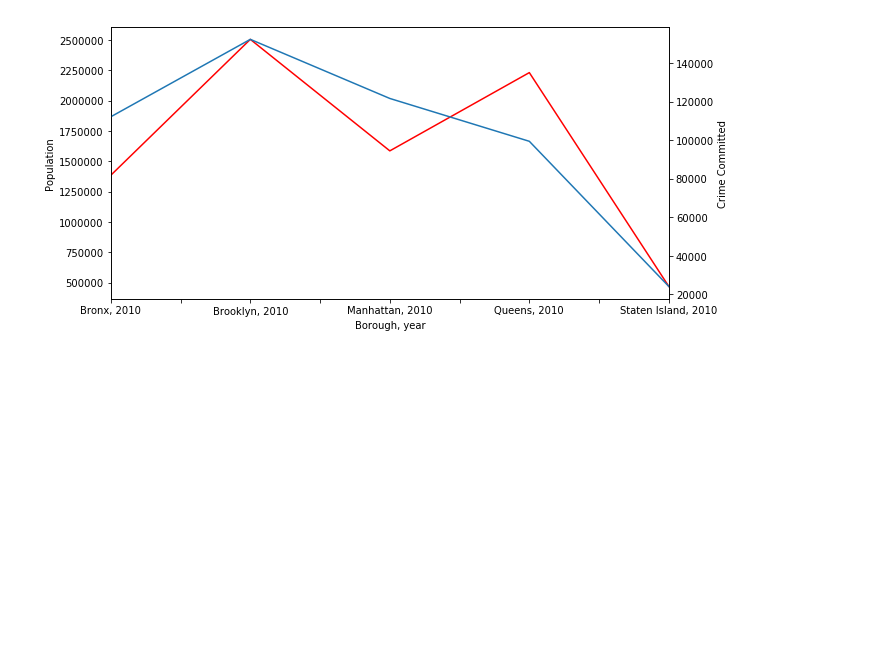
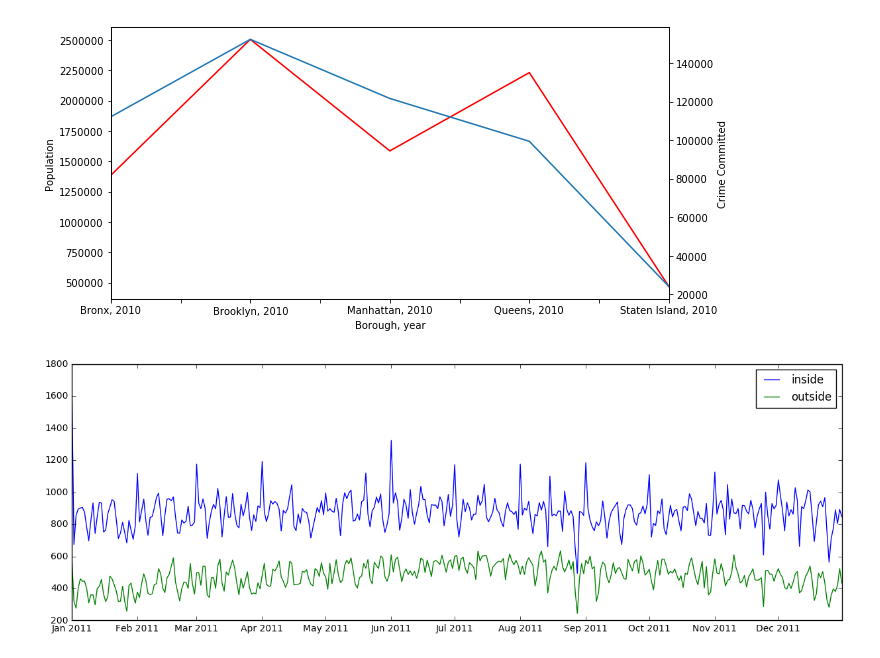
Before and after one commit to yw1234/big-data-project, a Jupyter notebook: crime-data-plot/Ploting_codes.ipynb, the cells around one changed output. Drawn from its saved outputs; the diff is of its cells as text; code cells hidden in the pictures; blank space fills up the shorter version.

Commit message:
Inside outside comparison

```diff
--- a/crime-data-plot/Ploting_codes.ipynb
+++ b/crime-data-plot/Ploting_codes.ipynb
@@ -93,0 +99,22 @@ plt.show()
+# %%
+lines_outside =\
+sc.\
+textFile('file:/Users/zhuorulin/Documents/DataScience/big-data-project/crime-data-process/results/data-exploration/weather/outside_2011.out')
+# %%
+date_format = '%m/%d/%Y'
+pairs = lines_inside.map(lambda line: line.split('\t')).\
+map(lambda line: [datetime.datetime.strptime(line[0],date_format),int(line[1])])
+# %%
+pairs_outside = lines_outside.map(lambda line: line.split('\t')).\
+map(lambda line: [datetime.datetime.strptime(line[0],date_format),int(line[1])])
+# %%
+inside_data = np.array(pairs.collect())
+outside_data = np.array(pairs_outside.collect())
+# %%
+plt.figure(figsize=(15,5))
+plt.plot(inside_data[:,0],inside_data[:,1],label='inside')
+plt.plot(outside_data[:,0],outside_data[:,1],label='outside')
+plt.legend(loc='best')
+plt.show()
+# %% [output]
+[figure, added]
```
Also changed, not shown: parts of 2 cells of this notebook, 1 other file.
